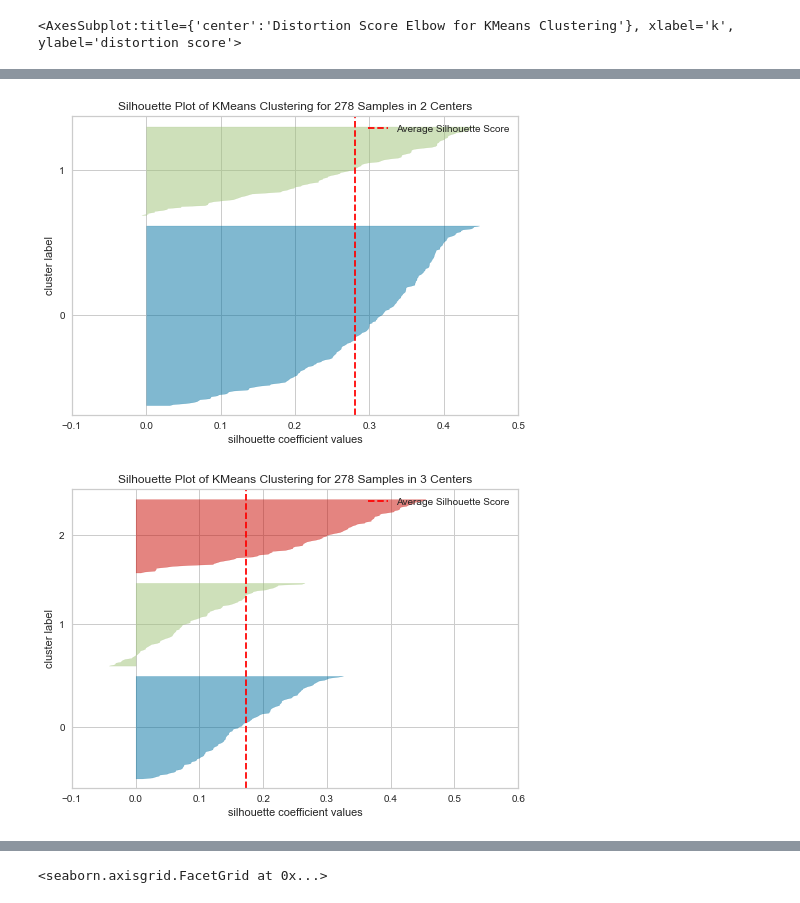
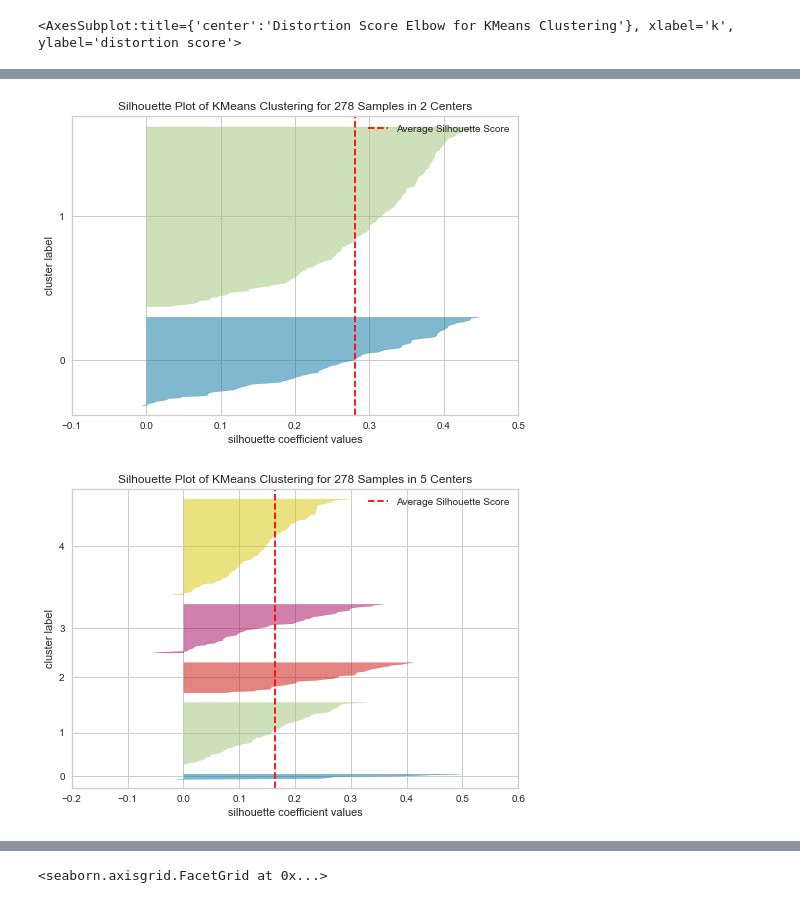
Before and after one commit to dovmar/PDVS, a Jupyter notebook: Lab_3/Lab-3.ipynb, the cells around one changed output, grey strips where cells are left out. Drawn from its saved outputs; the diff is of its cells as text; code cells hidden in the pictures.

```diff
--- a/Lab_3/Lab-3.ipynb
+++ b/Lab_3/Lab-3.ipynb
@@ -111,10 +118,10 @@ Text(0, 0.5, 'Average silhouette width')
 # %%
-for i in [2,3]:
-    model = KMeans(i)
+for i in [2,5]:
+    model = KMeans(i,random_state=123)
     visualizer = SilhouetteVisualizer(model, colors='yellowbrick')
 
     visualizer.fit(x)
     visualizer.show()
 # %% [output]
-[figure, old version]
+[figure, new version]
-[figure, old version]
+[figure, new version]
```
Also changed, not shown: parts of 13 cells of this notebook, 7 other files.
